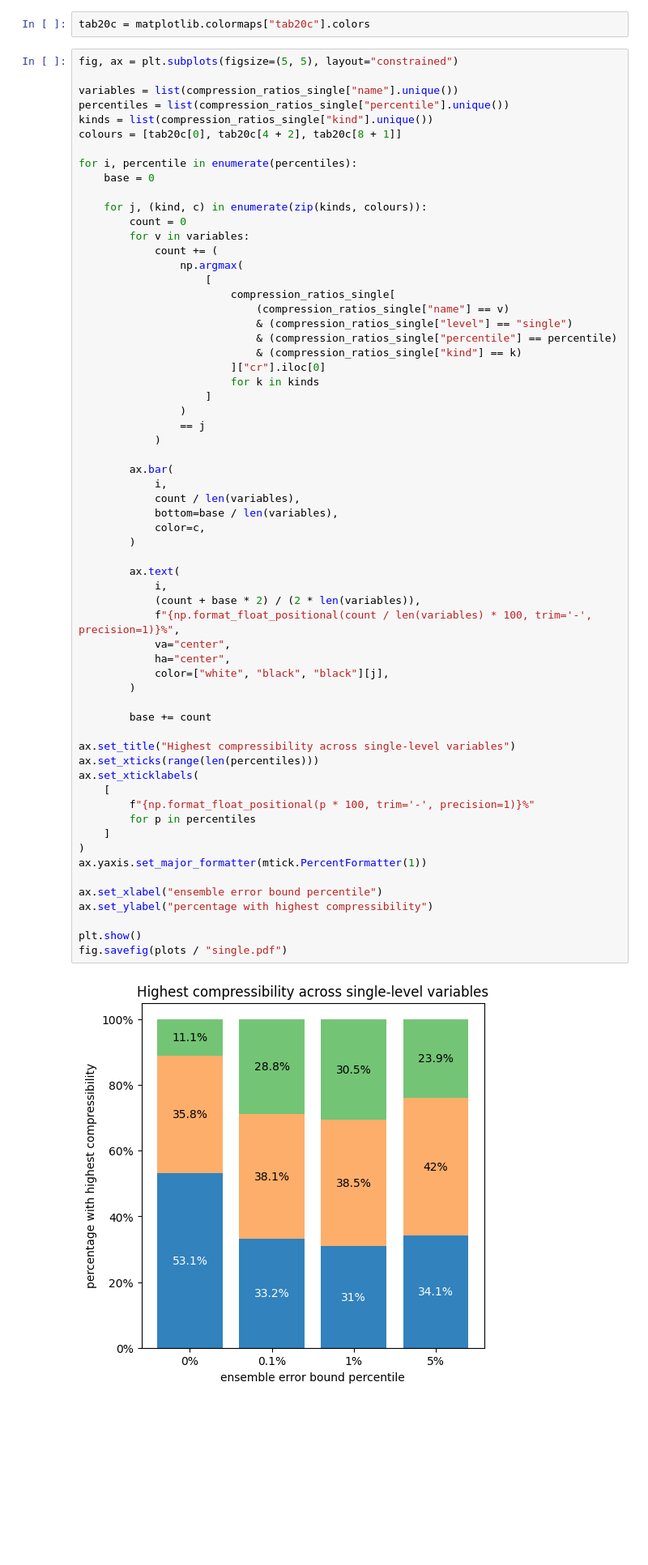
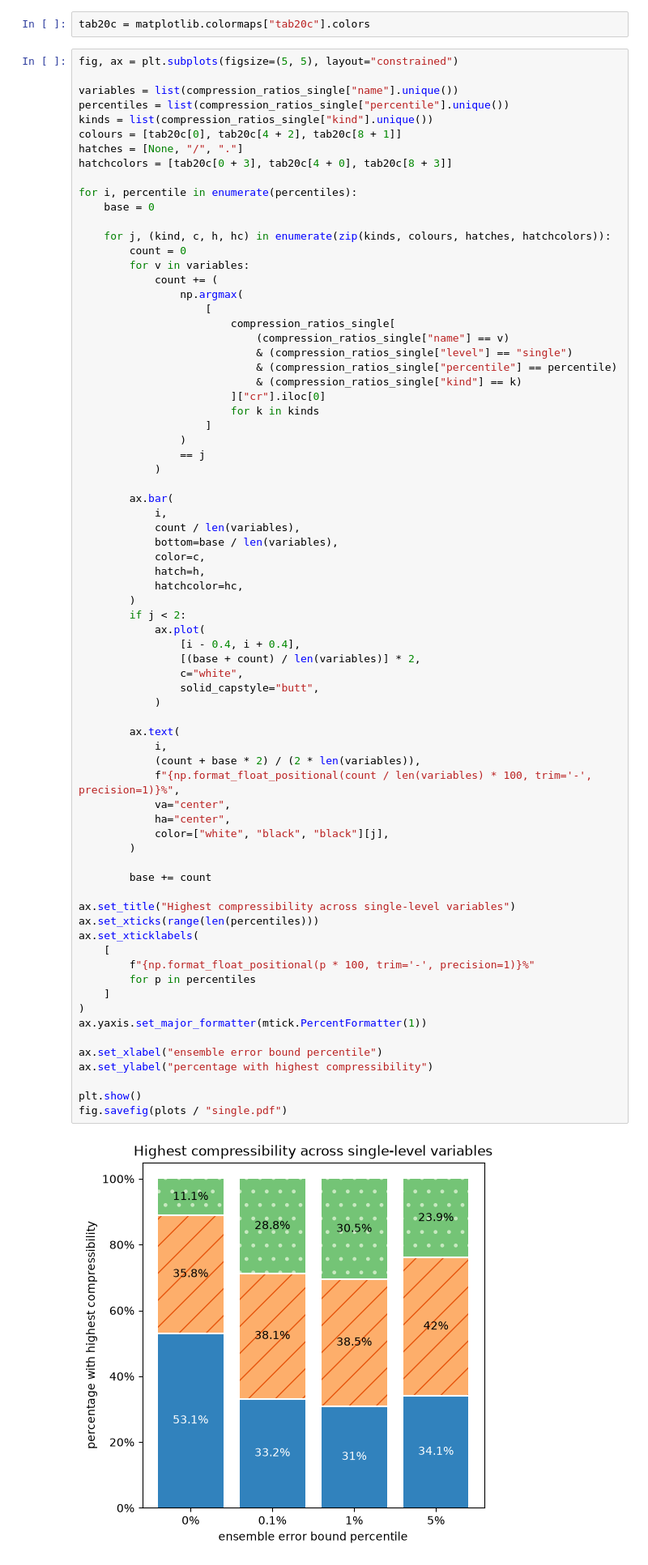
Before and after one commit to juntyr/era5-ensemble-compression-tolerance, a Jupyter notebook: compression-ratio-plots.ipynb, the cells around one changed output. Shown at 81% size. Saved outputs shown, nothing was run; the diff lists cells and outputs as text; blank space fills up the shorter version.

Commit message:
Add hatching to compression plots

```diff
--- a/compression-ratio-plots.ipynb
+++ b/compression-ratio-plots.ipynb
@@ -22,11 +22,13 @@ variables = list(compression_ratios_single["name"].unique())
 percentiles = list(compression_ratios_single["percentile"].unique())
 kinds = list(compression_ratios_single["kind"].unique())
 colours = [tab20c[0], tab20c[4 + 2], tab20c[8 + 1]]
+hatches = [None, "/", "."]
+hatchcolors = [tab20c[0 + 3], tab20c[4 + 0], tab20c[8 + 3]]
 
 for i, percentile in enumerate(percentiles):
     base = 0
 
-    for j, (kind, c) in enumerate(zip(kinds, colours)):
+    for j, (kind, c, h, hc) in enumerate(zip(kinds, colours, hatches, hatchcolors)):
         count = 0
         for v in variables:
             count += (
@@ -49,36 +51,45 @@ for i, percentile in enumerate(percentiles):
             count / len(variables),
             bottom=base / len(variables),
             color=c,
+            hatch=h,
+            hatchcolor=hc,
         )
+        if j < 2:
+            ax.plot(
+                [i - 0.4, i + 0.4],
+                [(base + count) / len(variables)] * 2,
+                c="white",
+                solid_capstyle="butt",
+            )
 
         ax.text(
             i,
             (count + base * 2) / (2 * len(variables)),
             f"{np.format_float_positional(count / len(variables) * 100, trim='-', precision=1)}%",
             va="center",
             ha="center",
             color=["white", "black", "black"][j],
         )
 
         base += count
 
 ax.set_title("Highest compressibility across single-level variables")
 ax.set_xticks(range(len(percentiles)))
 ax.set_xticklabels(
     [
         f"{np.format_float_positional(p * 100, trim='-', precision=1)}%"
         for p in percentiles
     ]
 )
 ax.yaxis.set_major_formatter(mtick.PercentFormatter(1))
 
 ax.set_xlabel("ensemble error bound percentile")
 ax.set_ylabel("percentage with highest compressibility")
 
 plt.show()
 fig.savefig(plots / "single.pdf")
 # %% [output]
-[figure, old version]
+[figure, new version]
 # %%
 variables = list(compression_ratios_pressure["name"].unique())
 levels = list(compression_ratios_pressure["level"].unique())
```
Also changed, not shown: parts of 1 cell of this notebook, 2 other files.
